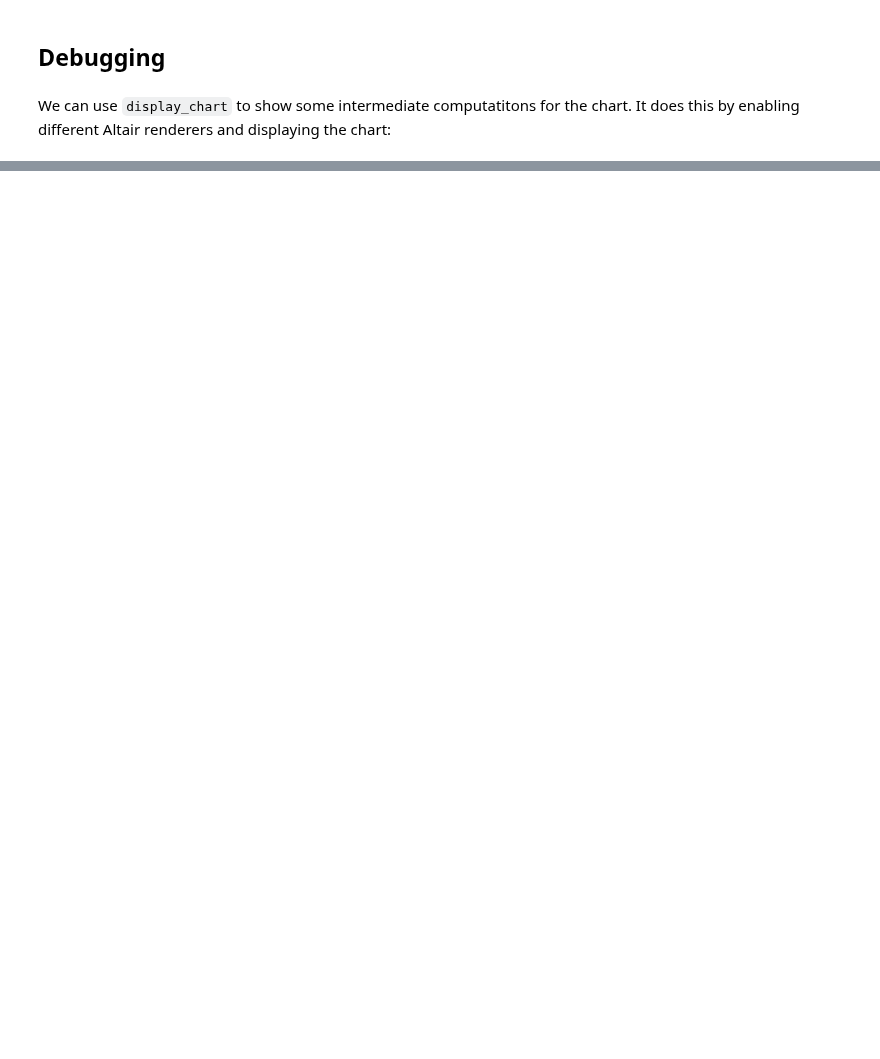
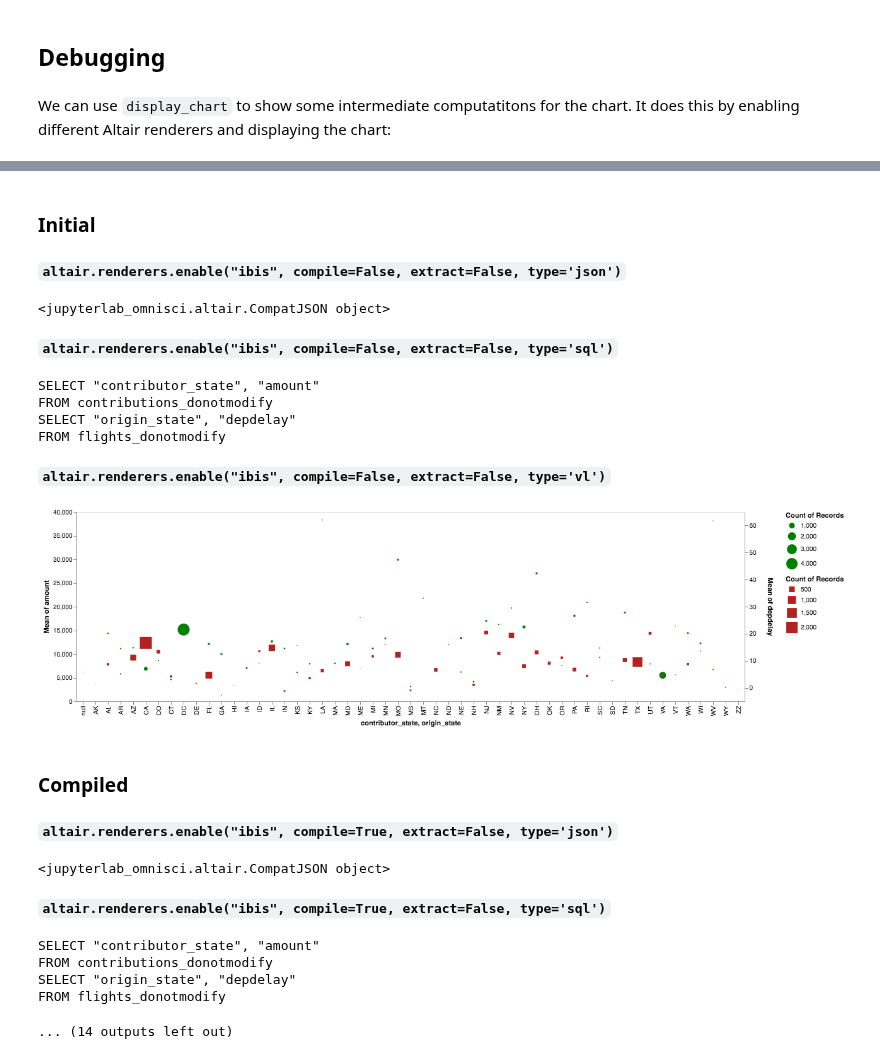
Before and after one commit to heavyai/jupyterlab-heavyai, a Jupyter notebook: notebooks/Ibis + Altair + Extraction.ipynb, the cells around one changed output, grey strips where cells are left out. Saved outputs shown, nothing was run; the diff lists cells and outputs as text; code cells hidden in the pictures; blank space fills up the shorter version.

```diff
--- a/notebooks/Ibis + Altair + Extraction.ipynb
+++ b/notebooks/Ibis + Altair + Extraction.ipynb
@@ -97,0 +137,22 @@ FROM flights_donotmodify
+# %%
+jupyterlab_omnisci.display_chart(combined)
+# %% [output]
+Initial
+altair.renderers.enable("ibis", compile=False, extract=False, type='json')
+<jupyterlab_omnisci.altair.CompatJSON object>
+altair.renderers.enable("ibis", compile=False, extract=False, type='sql')
+SELECT "contributor_state", "amount"
+FROM contributions_donotmodify
+SELECT "origin_state", "depdelay"
+FROM flights_donotmodify
+altair.renderers.enable("ibis", compile=False, extract=False, type='vl')
+[figure, added]
+Compiled
+altair.renderers.enable("ibis", compile=True, extract=False, type='json')
+<jupyterlab_omnisci.altair.CompatJSON object>
+altair.renderers.enable("ibis", compile=True, extract=False, type='sql')
+SELECT "contributor_state", "amount"
+FROM contributions_donotmodify
+SELECT "origin_state", "depdelay"
+FROM flights_donotmodify
+... (14 outputs left out)
```
Also changed, not shown: parts of 9 cells of this notebook, 2 other files.
